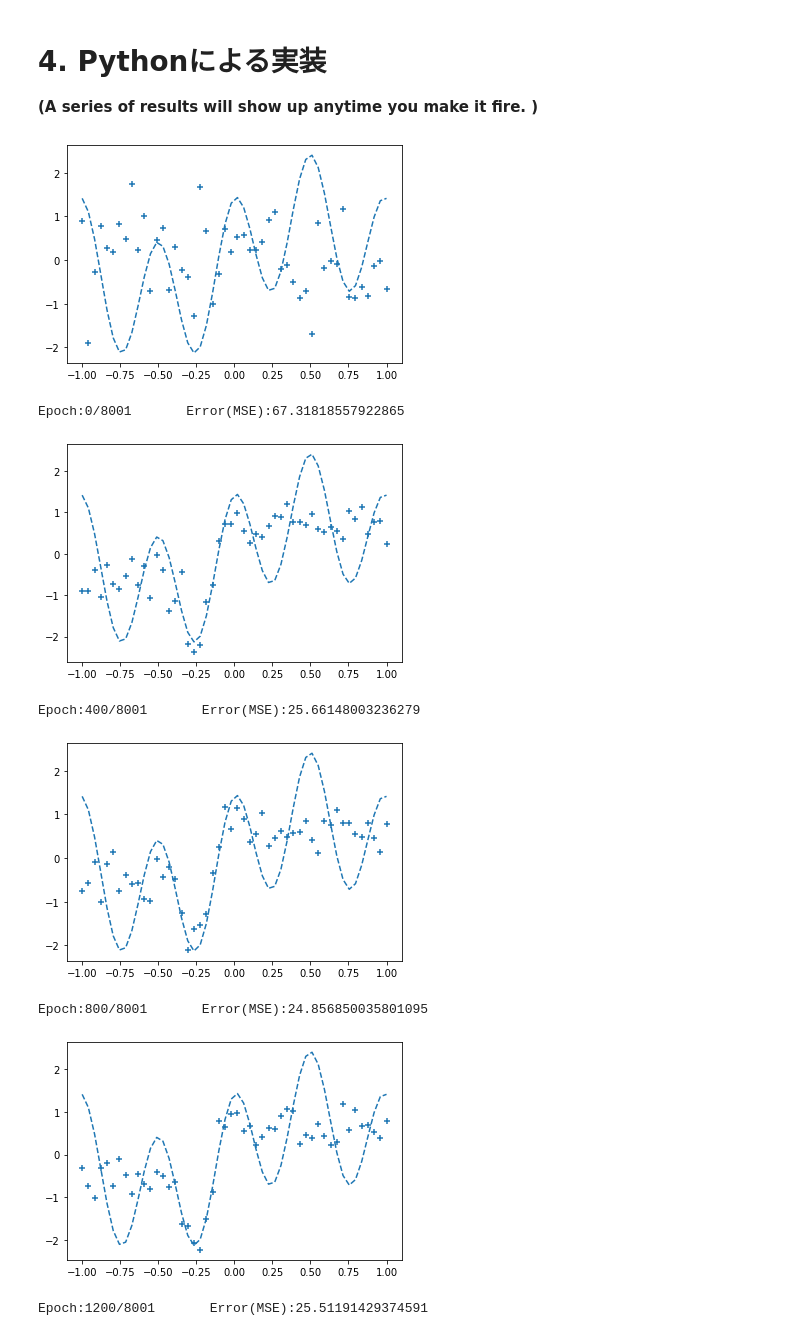
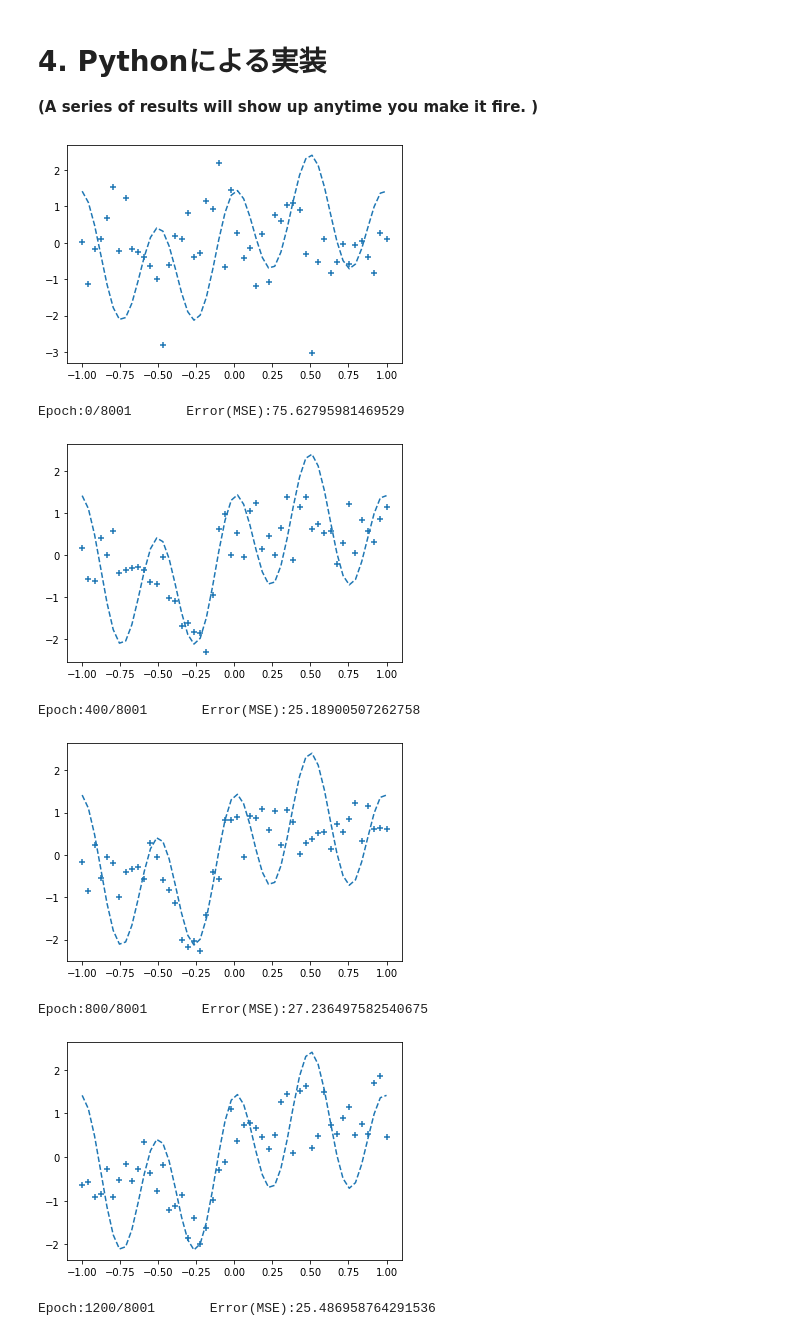
Before and after one commit to solaris0051/simpleNN, a Jupyter notebook: in_1n_mid_12n_x4_out_1n.ipynb, the cells around one changed output. Cells and saved outputs as stored; diff of their text form; code cells hidden in the pictures.

```diff
--- a/in_1n_mid_12n_x4_out_1n.ipynb
+++ b/in_1n_mid_12n_x4_out_1n.ipynb
@@ -361,11 +362,11 @@ n_data = len(correct_data)               # total numbers(lengths) of data
 
 # -- config --
 n_in = 1   # the number of neurons at the input layer
-n_mid = 12 # the number of neurons at the hidden layers
+n_mid = 20 # the number of neurons at the hidden layers
 n_out = 1  # the number of neurons at the output layer
 
-wb_width = 0.6800  # initial width of weight and bias
-eta = 0.16668      # initial learning coefficient
+wb_width = 0.7788  # initial width of weight and bias
+eta = 0.16671      # initial learning coefficient
 epoch = 8001       # online batch, meaning its size is one.
 interval = 400     # initial monitoring interval
 
@@ -448,38 +449,38 @@ for i in range(epoch):
         hidden_layer1.backward(hidden_layer2.grad_x)
 
         # update weight and bias (method of update defined in the class BaseLayer)
         hidden_layer1.update(eta)
         hidden_layer2.update(eta)
         hidden_layer3.update(eta)
         hidden_layer4.update(eta)
         output_layer.update(eta)
 
         if i%interval == 0:
 
             y = output_layer.y[0][0]  # get a number (from matrix) as a learned one in the output layer.
 
             # error estimation by loss function (apply mean square error)
             total_error += 1.0/2.0*np.sum(np.square(y - t))
 
             # store outputs learned
             plot_x.append(x)
             plot_y.append(y)
 
     if i%interval == 0:
 
         # plot outpus
         plt.plot(input_data, correct_data, linestyle="dashed")
         plt.scatter(plot_x, plot_y, marker="+")
         plt.show()
 
         # print epoch number and error(MSE)
         print("Epoch:" + str(i) + "/" + str(epoch),'     ',"Error(MSE):" + str(total_error))
 # %% [output]
-[figure, old version]
+[figure, new version]
-Epoch:0/8001       Error(MSE):67.31818557922865
+Epoch:0/8001       Error(MSE):75.62795981469529
-[figure, old version]
+[figure, new version]
-Epoch:400/8001       Error(MSE):25.66148003236279
+Epoch:400/8001       Error(MSE):25.18900507262758
-[figure, old version]
+[figure, new version]
-Epoch:800/8001       Error(MSE):24.856850035801095
+Epoch:800/8001       Error(MSE):27.236497582540675
-[figure, old version]
+[figure, new version]
-Epoch:1200/8001       Error(MSE):25.51191429374591
+Epoch:1200/8001       Error(MSE):25.486958764291536
```
Also changed, not shown: parts of 4 cells of this notebook.
